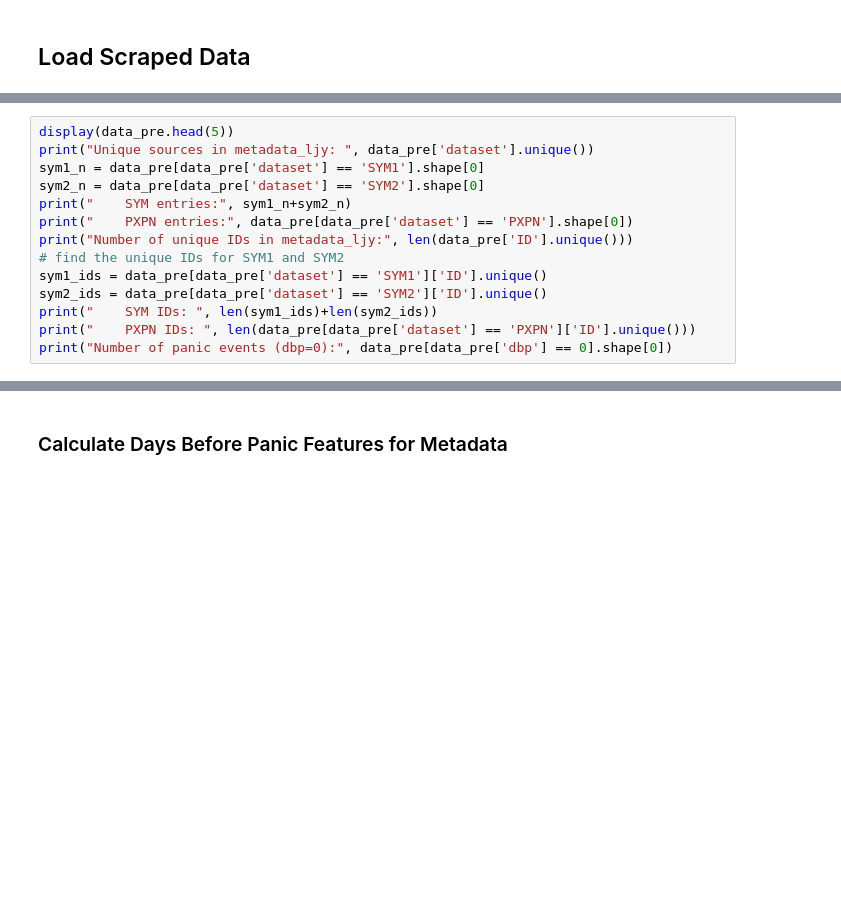
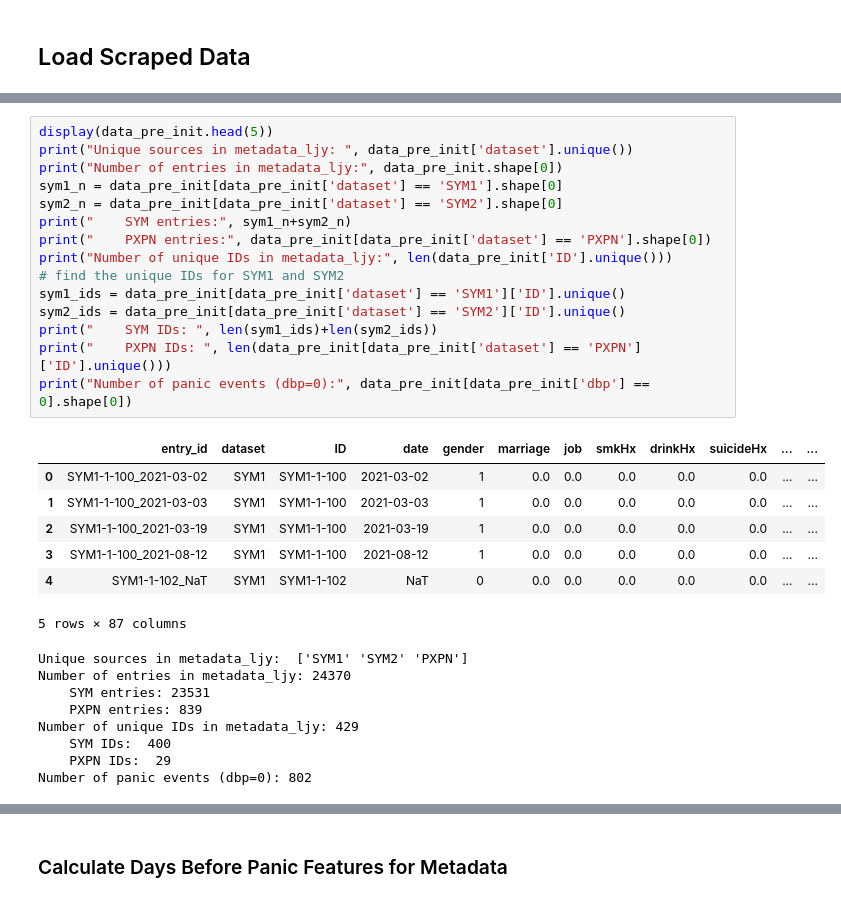
Before and after one commit to cyshin971/Panic-Project-DHLAB, a Jupyter notebook: cys/data_analysis.ipynb, the cells around one changed output, grey strips where cells are left out. Cells and saved outputs as stored; diff of their text form; blank space fills up the shorter version.

Commit message:
data_analysis_REV 5

```diff
--- a/cys/data_analysis.ipynb
+++ b/cys/data_analysis.ipynb
@@ -148,16 +205,33 @@ features_dict['dailylog'].remove('panic')
 # %%
-display(data_pre.head(5))
-print("Unique sources in metadata_ljy: ", data_pre['dataset'].unique())
-sym1_n = data_pre[data_pre['dataset'] == 'SYM1'].shape[0]
-sym2_n = data_pre[data_pre['dataset'] == 'SYM2'].shape[0]
+display(data_pre_init.head(5))
+print("Unique sources in metadata_ljy: ", data_pre_init['dataset'].unique())
+print("Number of entries in metadata_ljy:", data_pre_init.shape[0])
+sym1_n = data_pre_init[data_pre_init['dataset'] == 'SYM1'].shape[0]
+sym2_n = data_pre_init[data_pre_init['dataset'] == 'SYM2'].shape[0]
 print("    SYM entries:", sym1_n+sym2_n)
-print("    PXPN entries:", data_pre[data_pre['dataset'] == 'PXPN'].shape[0])
-print("Number of unique IDs in metadata_ljy:", len(data_pre['ID'].unique()))
+print("    PXPN entries:", data_pre_init[data_pre_init['dataset'] == 'PXPN'].shape[0])
+print("Number of unique IDs in metadata_ljy:", len(data_pre_init['ID'].unique()))
 # find the unique IDs for SYM1 and SYM2
-sym1_ids = data_pre[data_pre['dataset'] == 'SYM1']['ID'].unique()
-sym2_ids = data_pre[data_pre['dataset'] == 'SYM2']['ID'].unique()
+sym1_ids = data_pre_init[data_pre_init['dataset'] == 'SYM1']['ID'].unique()
+sym2_ids = data_pre_init[data_pre_init['dataset'] == 'SYM2']['ID'].unique()
 print("    SYM IDs: ", len(sym1_ids)+len(sym2_ids))
-print("    PXPN IDs: ", len(data_pre[data_pre['dataset'] == 'PXPN']['ID'].unique()))
-print("Number of panic events (dbp=0):", data_pre[data_pre['dbp'] == 0].shape[0])
+print("    PXPN IDs: ", len(data_pre_init[data_pre_init['dataset'] == 'PXPN']['ID'].unique()))
+print("Number of panic events (dbp=0):", data_pre_init[data_pre_init['dbp'] == 0].shape[0])
+# %% [output]
+|  | entry_id | dataset | ID | date | gender | marriage | job | smkHx | drinkHx | suicideHx | ... | ... |
+| 0 | SYM1-1-100_2021-03-02 | SYM1 | SYM1-1-100 | 2021-03-02 | 1 | 0.0 | 0.0 | 0.0 | 0.0 | 0.0 | ... | ... |
+| 1 | SYM1-1-100_2021-03-03 | SYM1 | SYM1-1-100 | 2021-03-03 | 1 | 0.0 | 0.0 | 0.0 | 0.0 | 0.0 | ... | ... |
+| 2 | SYM1-1-100_2021-03-19 | SYM1 | SYM1-1-100 | 2021-03-19 | 1 | 0.0 | 0.0 | 0.0 | 0.0 | 0.0 | ... | ... |
+| 3 | SYM1-1-100_2021-08-12 | SYM1 | SYM1-1-100 | 2021-08-12 | 1 | 0.0 | 0.0 | 0.0 | 0.0 | 0.0 | ... | ... |
+| 4 | SYM1-1-102_NaT | SYM1 | SYM1-1-102 | NaT | 0 | 0.0 | 0.0 | 0.0 | 0.0 | 0.0 | ... | ... |
+5 rows × 87 columns
+Unique sources in metadata_ljy:  ['SYM1' 'SYM2' 'PXPN']
+Number of entries in metadata_ljy: 24370
+    SYM entries: 23531
+    PXPN entries: 839
+Number of unique IDs in metadata_ljy: 429
+    SYM IDs:  400
+    PXPN IDs:  29
+Number of panic events (dbp=0): 802
 # %% [markdown]
 ## Initialize Metadata
```
Also changed, not shown: parts of 25 cells of this notebook, 1 other file.
